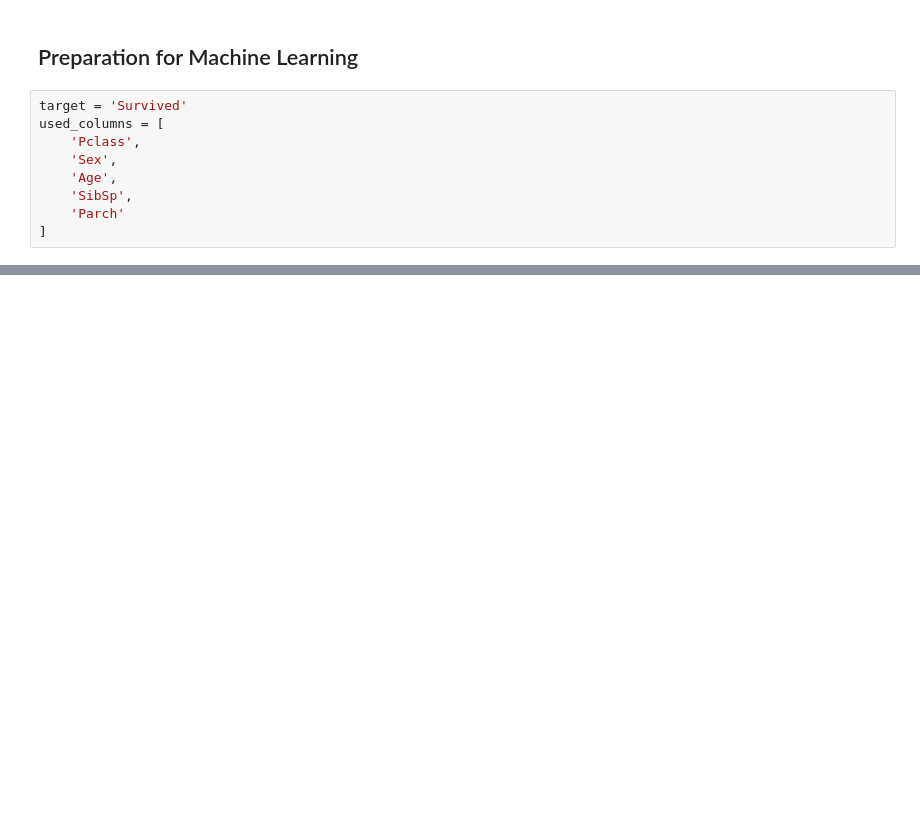
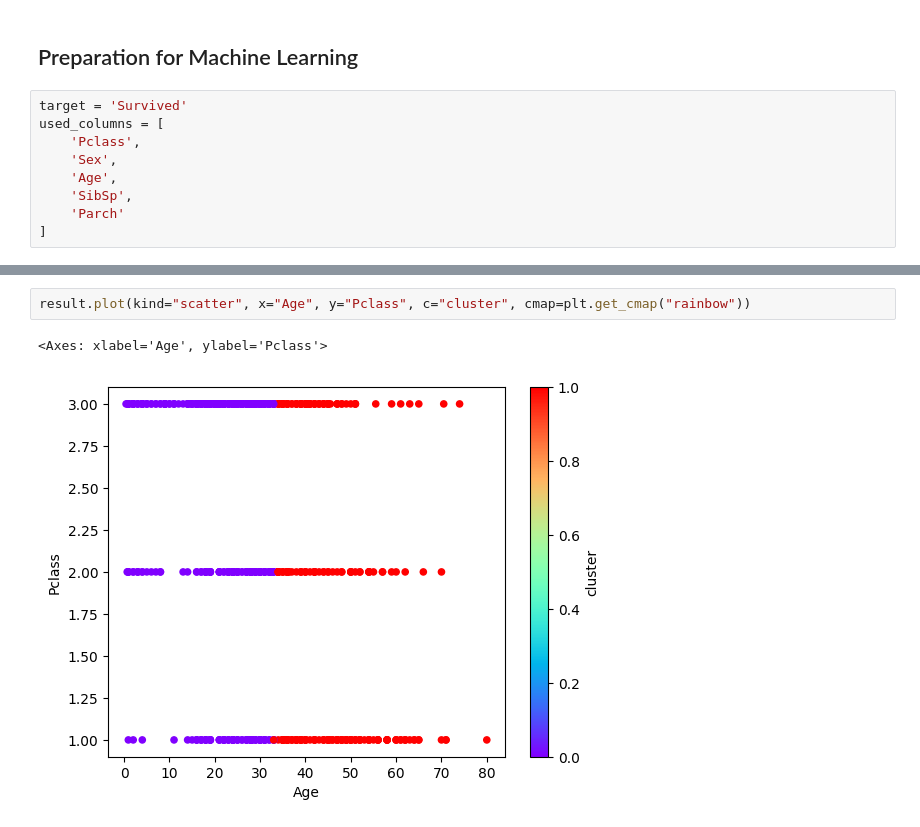
Before and after one commit to Plangegger/data-science-ue-ct, a Jupyter notebook: notebooks/02_unsupervised_learning.ipynb, the cells around one changed output, grey strips where cells are left out. Drawn from its saved outputs; the diff is of its cells as text; blank space fills up the shorter version.

```diff
--- a/notebooks/02_unsupervised_learning.ipynb
+++ b/notebooks/02_unsupervised_learning.ipynb
@@ -144,0 +144,5 @@ df[used_columns]
+# %%
+result.plot(kind="scatter", x="Age", y="Pclass", c="cluster", cmap=plt.get_cmap("rainbow"))
+# %% [output]
+<Axes: xlabel='Age', ylabel='Pclass'>
+[figure, added]
```
Also changed, not shown: parts of 10 cells of this notebook, 1 other file.
